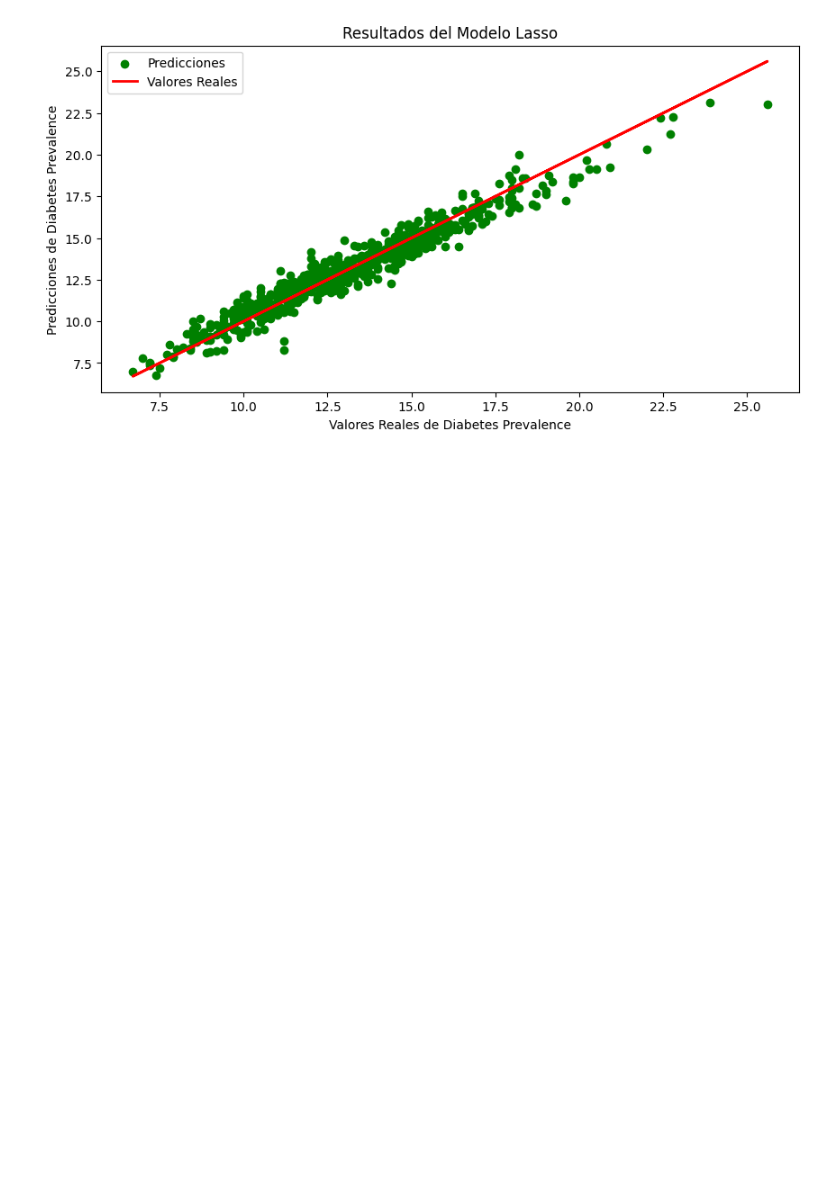
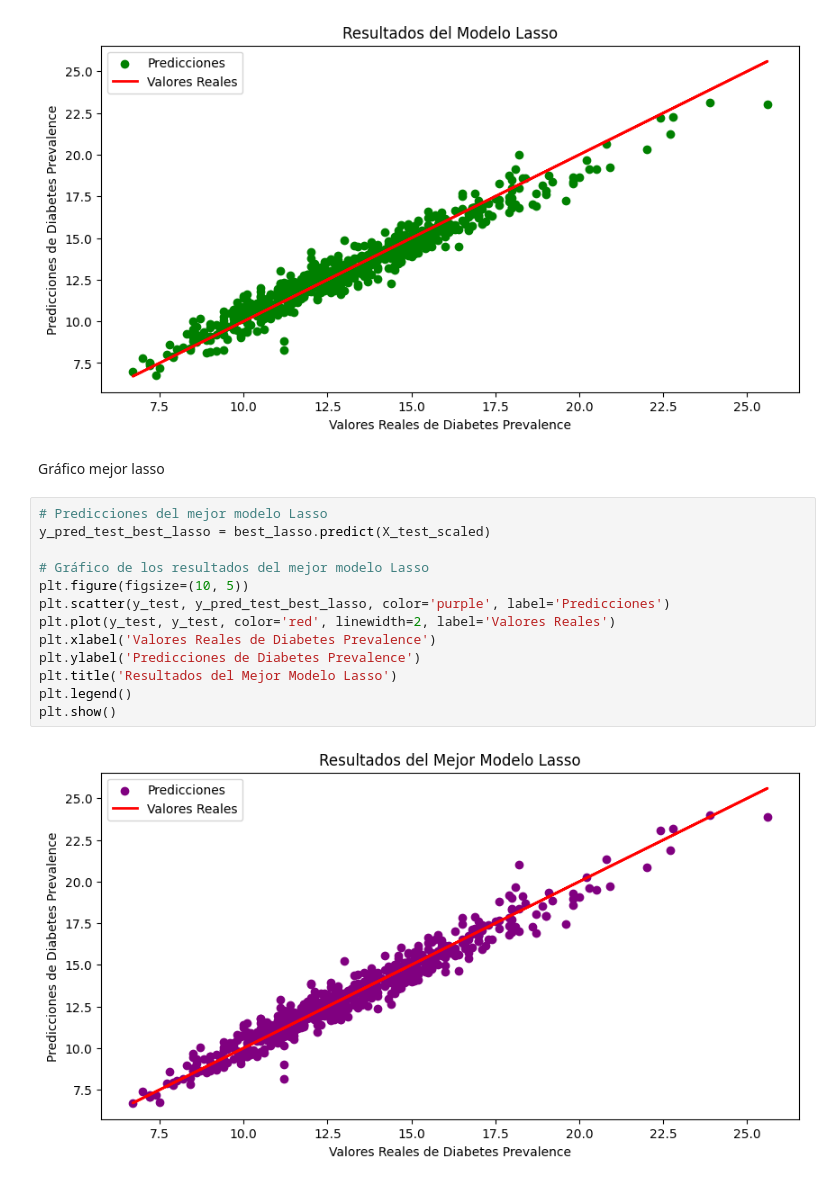
Before and after one commit to 4GeeksAcademy/Regresion_Lineal_Regularizada, a Jupyter notebook: src/explore.ipynb, the cells around one changed output. Cells and saved outputs as stored; diff of their text form; blank space fills up the shorter version.

```diff
--- a/src/explore.ipynb
+++ b/src/explore.ipynb
@@ -237,3 +237,20 @@ plt.show()
 # %% [output]
 [figure]
 [figure]
+# %% [markdown]
+Gráfico mejor lasso
+# %%
+# Predicciones del mejor modelo Lasso
+y_pred_test_best_lasso = best_lasso.predict(X_test_scaled)
+
+# Gráfico de los resultados del mejor modelo Lasso
+plt.figure(figsize=(10, 5))
+plt.scatter(y_test, y_pred_test_best_lasso, color='purple', label='Predicciones')
+plt.plot(y_test, y_test, color='red', linewidth=2, label='Valores Reales')
+plt.xlabel('Valores Reales de Diabetes Prevalence')
+plt.ylabel('Predicciones de Diabetes Prevalence')
+plt.title('Resultados del Mejor Modelo Lasso')
+plt.legend()
+plt.show()
+# %% [output]
+[figure, added]
```
